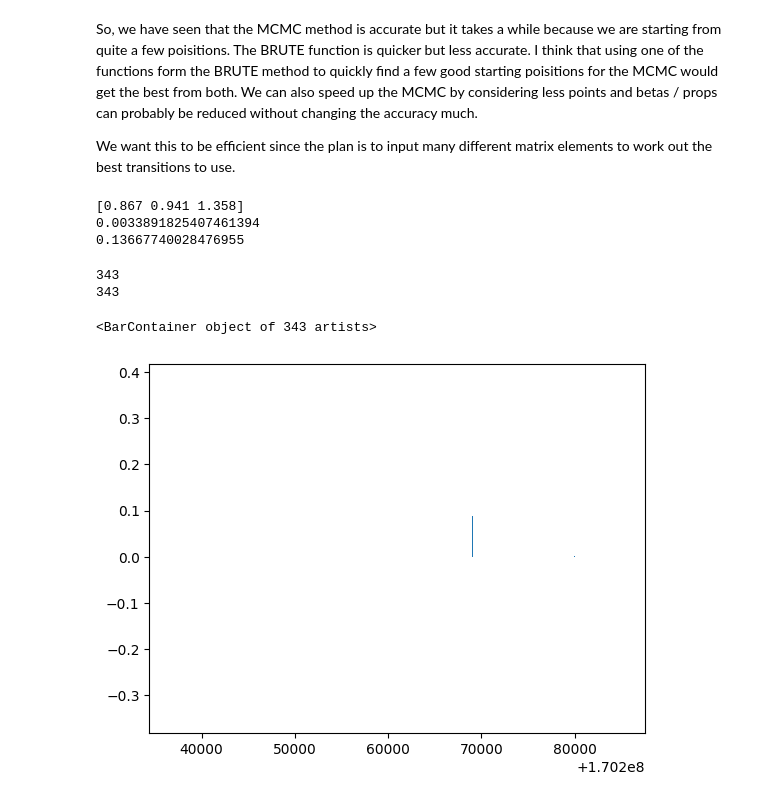
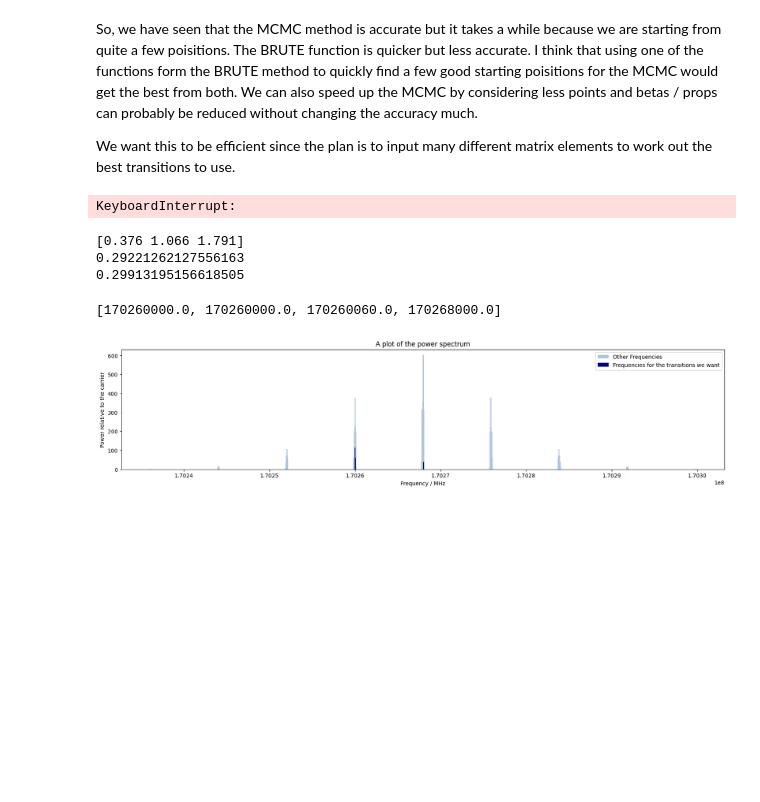
Before and after one commit to 0llieHale11/Finding-Modulation-Indices, a Jupyter notebook: ModIndicesCombo.ipynb, the cells around one changed output. Drawn from its saved outputs; the diff is of its cells as text; code cells hidden in the pictures; blank space fills up the shorter version.

Commit message:
Estimating the spectrum with approximate serrodyne modulation, considering up to N terms of the sawtooth Fourier series

```diff
--- a/ModIndicesCombo.ipynb
+++ b/ModIndicesCombo.ipynb
@@ -17,7 +17,7 @@ DwM = 60        #Metastable state splitting
 Dw = 170.26e6   #Difference between the lowest metastable state and the highest ground state
 
 #We are defining the frequency to be sitting above the
-Dw1 = 7000      #Where the unmodulated signal is sitting above the lowest ground state
+Dw1 = DwM      #Where the unmodulated signal is sitting above the lowest ground state
 
 #Define the frequency at which we have parked the beam - this is the most general way of defining the beam since
 w = (DwG - Dw1) + Dw
@@ -29,9 +29,9 @@ w3 = Dw + DwG
 w4 = Dw + DwG + DwM
 
 #Define the frequencies we wish to modulate at:
-W = [(DwG - Dw1),Dw1,DwM]
+W = [DwG,DwG-Dw1,DwM]
 
-Order = 3   #Considering up to the 2nd order.
+Order = 2   #Considering up to this order.
 
 M = [1,1.1,0.9,1]   #the matrix elements for each transition
 # %%
@@ -249,11 +249,13 @@ Spacings = 0.1
 NumberOfPoints = 8
 
 StepSize = 0.001
-Betas = [3000,7000]
-Props = [5,7]
-N = 3*10**2
+Betas = [3000,7000,10000,20000]
+Props = [3,5,7,9]
+N = 5*10**2
 
 COMBOIndices, COMBOFuncs, COMBODiffs, COMBOEffs = COMBO(Order,W,M,Rinitial,Spacings,NumberOfPoints,Betas,Props,N,StepSize)
+# %% [output]
+KeyboardInterrupt:
 # %%
 ###Find the result - first reduce to only Diffs within our criteria and then choose the highest efficiency from this.
 mask = COMBODiffs <= min(COMBODiffs) #for now, just choose the best point. Restrict the range at a later point.
@@ -271,18 +273,20 @@ print(IndicesResult)
 print(DiffResult)
 print(EffResult)
 # %% [output]
-[0.867 0.941 1.358]
-0.0033891825407461394
-0.13667740028476955
+[0.376 1.066 1.791]
+0.29221262127556163
+0.29913195156618505
 # %%
+##########################this is not correct, we are not assuming combinations!!!
+
 #Show the spectrum after modulation with these indices:
 
 #use code from within the function that found the amplitudes we were looking for:
 values = range(-Order, Order + 1)  # from -Order to Order
 Mod = []
-NumberOfPlots = 0
+NumberOfPlots = 0   #this is the number of indices in Mod
 #intertools produces all possible combinations of elements
-for p in itertools.product(values, repeat = np.size(W)):     # this creates a list of all the possible combinations of each modulation frequency: we are making p a list rather than a tuple
+for p in itertools.product(values, repeat = np.size(W)):
     NumberOfPlots += 1
     Mod.append(p)
 
@@ -304,33 +308,50 @@ for list in Mod:
         Combinations.append(list)
 #so, Mod has all of the combinations, Combinations has only the useful ones.
 
-#Convert Mod and Combinations into frequencies and their amplitudes for plotting:
-
-def FreqAndAmp(Orders,ModIndices):
+#Convert Mod and Combinations into frequencies and the relative powers for plotting:
+def FreqAndPower(Orders,ModIndices):
 
     Freq = w
     for i in range(0, np.size(Orders)):
         Freq += Orders[i] * W[i]
 
-    A = 1
+    Amp = 1
     for x in range(np.size(ModIndices)):
-        A *= special.jv(Orders[x], ModIndices[x])
+        Amp *= special.jv(Orders[x], ModIndices[x])
+    Power = Amp**2
+    return(Freq,Power)
 
-    return(Freq,A)
+#find the freqs and
+Frequencies , Powers = [] , []
+for i in range(0, NumberOfPlots):
+    Ftemp, Powertemp = FreqAndPower(Mod[i],IndicesResult)
+    Frequencies.append(Ftemp)
+    Powers.append(Powertemp)
 
-Frequencies , Amplitudes = [] , []
+#find the freqs and
+IdealFrequencies , IdealPowers = [] , []
+for i in range(0, 4):
+    Ftemp, Powertemp = FreqAndPower(Combinations[i],IndicesResult)
+    IdealFrequencies.append(Ftemp)
+    IdealPowers.append(Powertemp)
 
-for i in range(0, NumberOfPlots):
-    Ftemp, Amptemp = FreqAndAmp(Mod[i],IndicesResult)
-    Frequencies.append(Ftemp)
-    Amplitudes.append(Amptemp)
+#normalise to the carrier frequency:
+index = Frequencies.index(w)
+CarrierPower = Powers[index]
+Powers = Powers / CarrierPower
+IdealPowers = IdealPowers / CarrierPower
-# %% [output]
-343
-343
 # %%
-#plot these frequencies and amplitudes:
+#plot the power spectrum
+plt.figure(figsize=(20,4))
+plt.bar(Frequencies, Powers,width=50, color='lightsteelblue', label = 'Other Frequencies')
+plt.bar(IdealFrequencies, IdealPowers,width=50, color='navy', label = 'Frequencies for the transitions we want')
+print(IdealFrequencies)
 
-plt.bar(Frequencies, Amplitudes)
+plt.legend()
+plt.xlabel('Frequency / MHz')
+plt.ylabel('Power relative to the carrier')
+plt.title('A plot of the power spectrum')
+plt.show()
 # %% [output]
-<BarContainer object of 343 artists>
+[170260000.0, 170260000.0, 170260060.0, 170268000.0]
-[figure, old version]
+[figure, new version]
```
Also changed, not shown: 1 other file.
